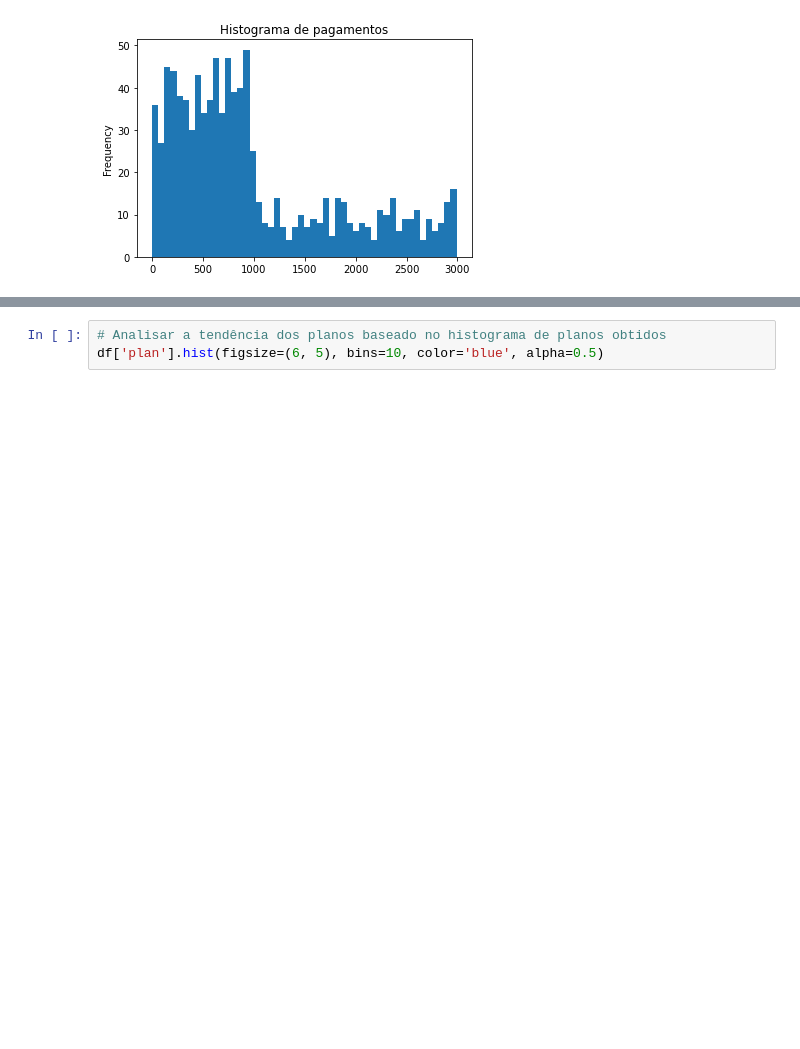
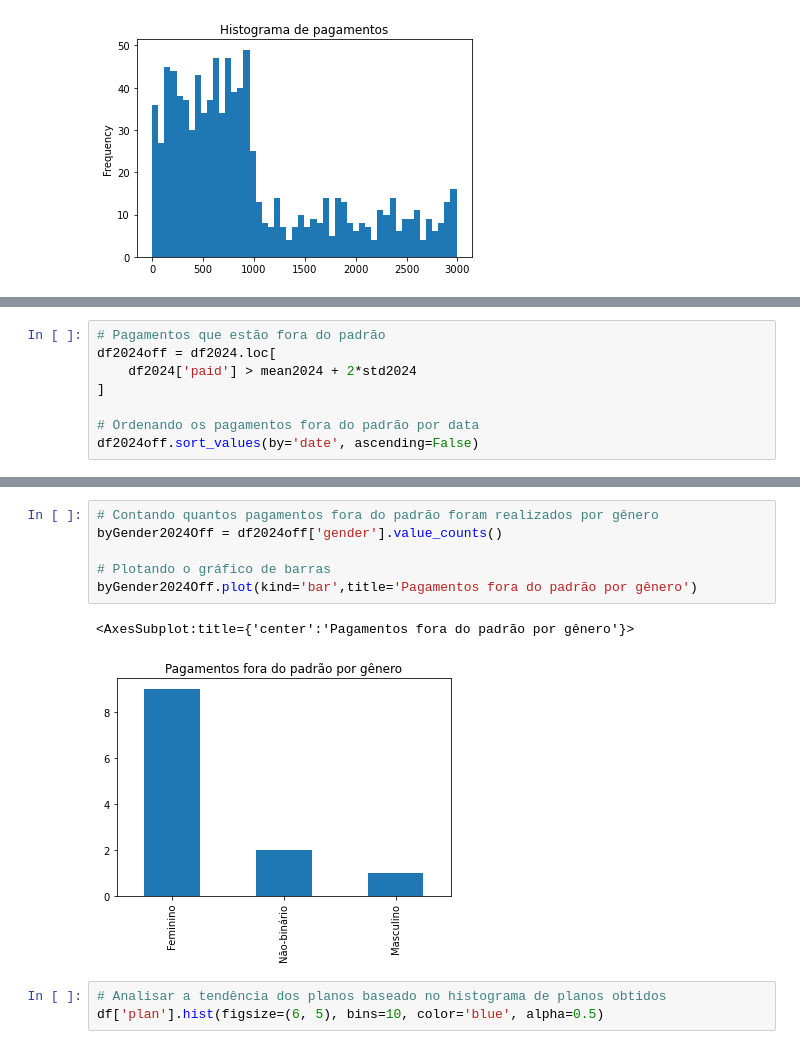
Before and after one commit to VicourtBitt/pandas_python, a Jupyter notebook: TIC_TRILHAS/aritmetica/aritmetica.ipynb, the cells around one changed output, grey strips where cells are left out. Cells and saved outputs as stored; diff of their text form; blank space fills up the shorter version.

```diff
--- a/TIC_TRILHAS/aritmetica/aritmetica.ipynb
+++ b/TIC_TRILHAS/aritmetica/aritmetica.ipynb
@@ -42,0 +77,8 @@ df['paid'].plot(kind='hist', bins=50, title='Histograma de pagamentos')
+# %%
+# Pagamentos que estão fora do padrão
+df2024off = df2024.loc[
+    df2024['paid'] > mean2024 + 2*std2024
+]
+
+# Ordenando os pagamentos fora do padrão por data
+df2024off.sort_values(by='date', ascending=False)
@@ -43,3 +100,12 @@ df['paid'].plot(kind='hist', bins=50, title='Histograma de pagamentos')
+# %%
+# Contando quantos pagamentos fora do padrão foram realizados por gênero
+byGender2024Off = df2024off['gender'].value_counts()
+
+# Plotando o gráfico de barras
+byGender2024Off.plot(kind='bar',title='Pagamentos fora do padrão por gênero')
+# %% [output]
+<AxesSubplot:title={'center':'Pagamentos fora do padrão por gênero'}>
+[figure, added]
 # %%
 # Analisar a tendência dos planos baseado no histograma de planos obtidos
 df['plan'].hist(figsize=(6, 5), bins=10, color='blue', alpha=0.5)
```
Also changed, not shown: parts of 4 cells of this notebook.
